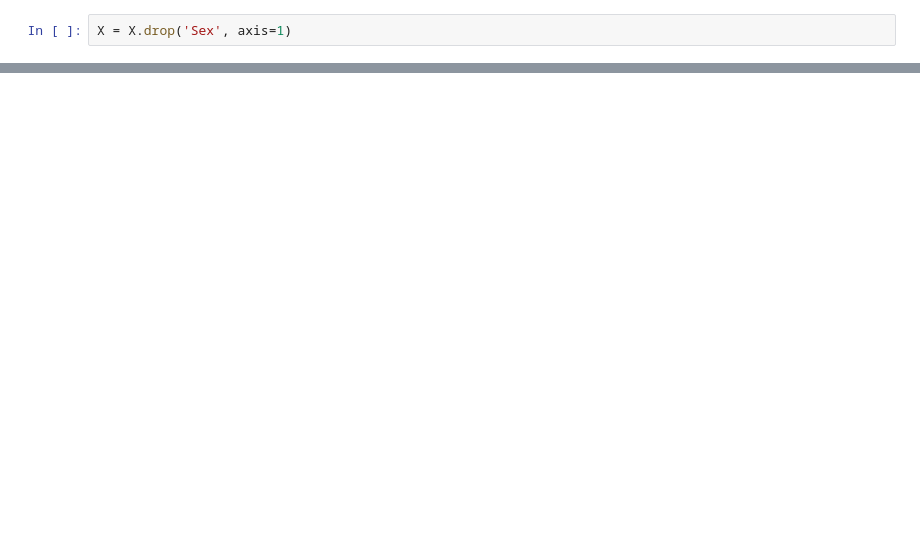
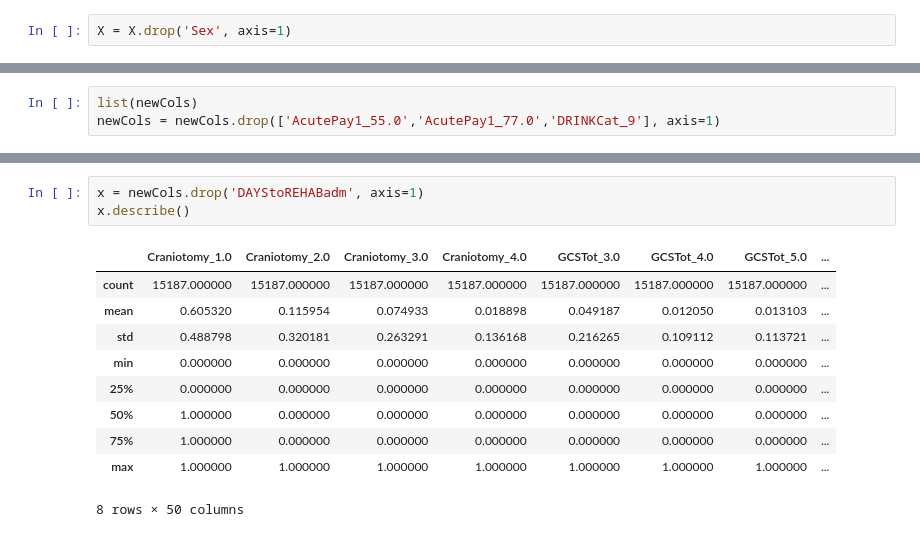
Before and after one commit to shashank2000/timePredictor, a Jupyter notebook: initial exploration.ipynb, the cells around one changed output, grey strips where cells are left out. Saved outputs shown, nothing was run; the diff lists cells and outputs as text; blank space fills up the shorter version.

```diff
--- a/initial exploration.ipynb
+++ b/initial exploration.ipynb
@@ -332,0 +339,3 @@ KeyError: "['Craniotomy_6.0'] not found in axis"
+# %%
+list(newCols)
+newCols = newCols.drop(['AcutePay1_55.0','AcutePay1_77.0','DRINKCat_9'], axis=1)
@@ -332,0 +389,14 @@ KeyError: "['Craniotomy_6.0'] not found in axis"
+# %%
+x = newCols.drop('DAYStoREHABadm', axis=1)
+x.describe()
+# %% [output]
+|  | Craniotomy_1.0 | Craniotomy_2.0 | Craniotomy_3.0 | Craniotomy_4.0 | GCSTot_3.0 | GCSTot_4.0 | GCSTot_5.0 | ... |
+| count | 15187.000000 | 15187.000000 | 15187.000000 | 15187.000000 | 15187.000000 | 15187.000000 | 15187.000000 | ... |
+| mean | 0.605320 | 0.115954 | 0.074933 | 0.018898 | 0.049187 | 0.012050 | 0.013103 | ... |
+| std | 0.488798 | 0.320181 | 0.263291 | 0.136168 | 0.216265 | 0.109112 | 0.113721 | ... |
+| min | 0.000000 | 0.000000 | 0.000000 | 0.000000 | 0.000000 | 0.000000 | 0.000000 | ... |
+| 25% | 0.000000 | 0.000000 | 0.000000 | 0.000000 | 0.000000 | 0.000000 | 0.000000 | ... |
+| 50% | 1.000000 | 0.000000 | 0.000000 | 0.000000 | 0.000000 | 0.000000 | 0.000000 | ... |
+| 75% | 1.000000 | 0.000000 | 0.000000 | 0.000000 | 0.000000 | 0.000000 | 0.000000 | ... |
+| max | 1.000000 | 1.000000 | 1.000000 | 1.000000 | 1.000000 | 1.000000 | 1.000000 | ... |
+8 rows × 50 columns
```
Also changed, not shown: parts of 18 cells of this notebook.
